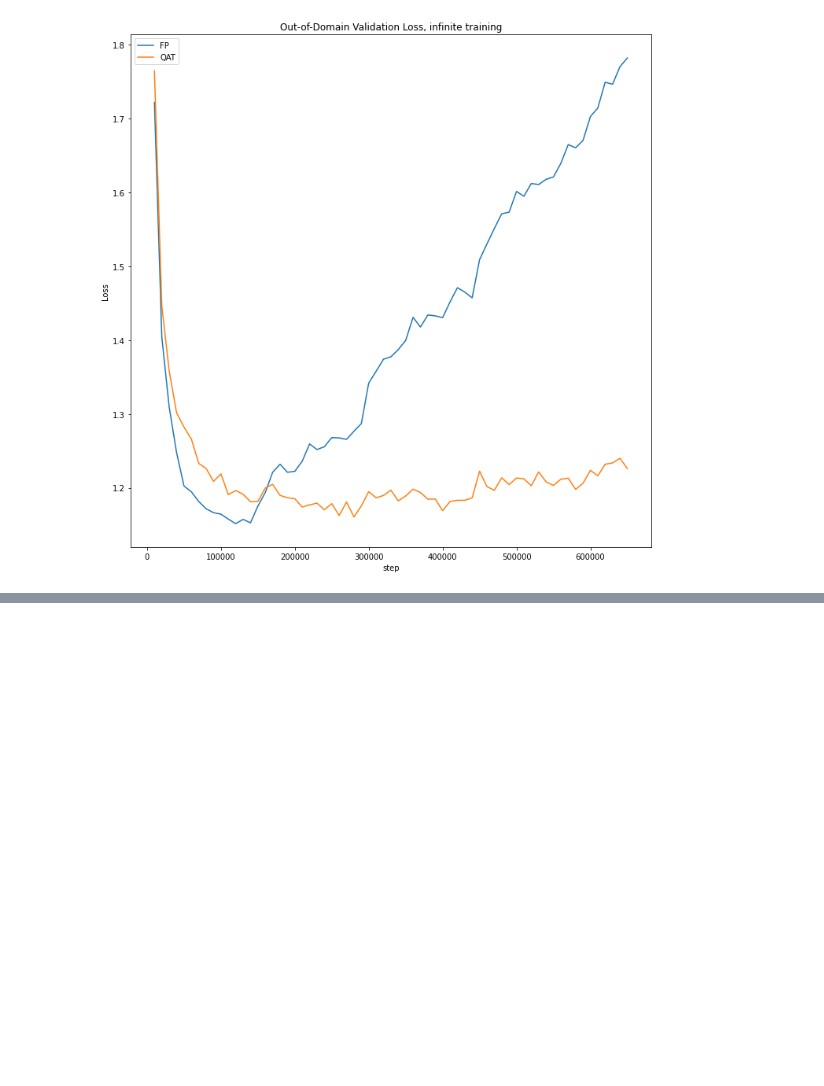
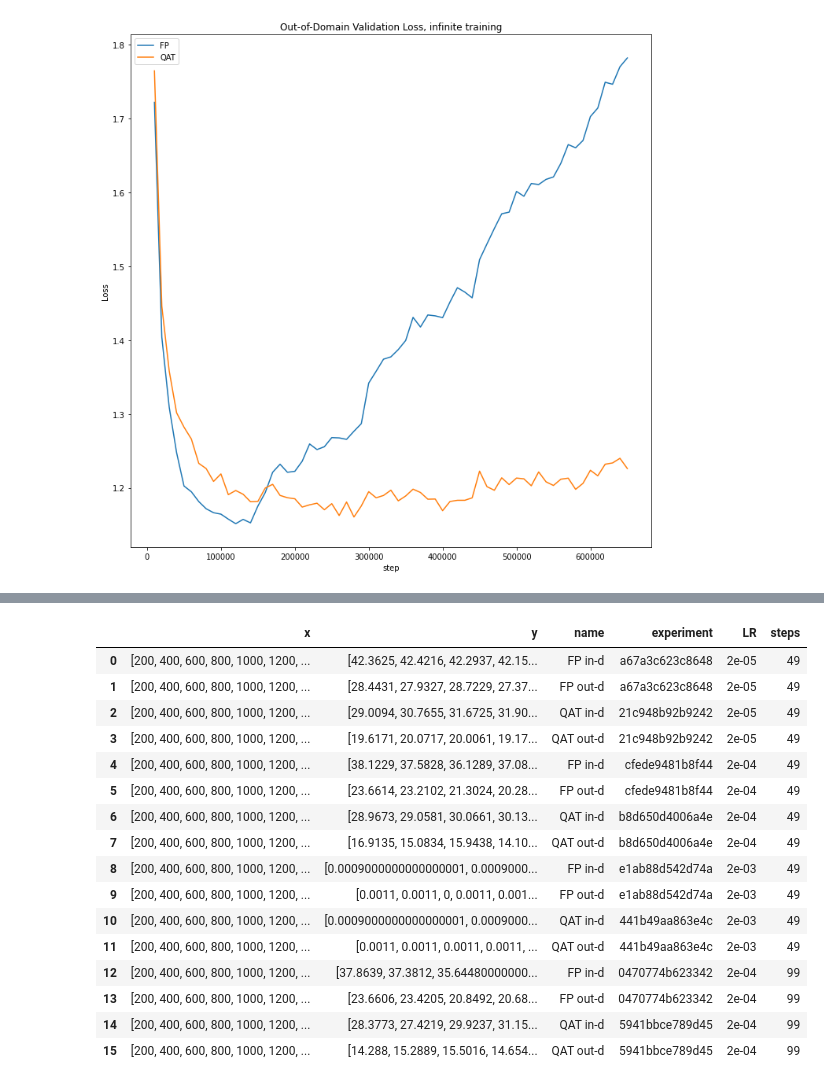
Before and after one commit to marekninja/master-results, a Jupyter notebook: vysledky.ipynb, the cells around one changed output, grey strips where cells are left out. Drawn from its saved outputs; the diff is of its cells as text; code cells hidden in the pictures; blank space fills up the shorter version.

```diff
--- a/vysledky.ipynb
+++ b/vysledky.ipynb
@@ -283,0 +356,3 @@ create_frame(ind,"Out-of-Domain Validation Loss, infinite training","infinite_tr
+# %%
+df = pd.read_json("find_learning-rate_fine-tune.json",orient="values")
+df
@@ -283,0 +418,24 @@ create_frame(ind,"Out-of-Domain Validation Loss, infinite training","infinite_tr
+# %%
+mg = pd.merge(df,lr,on='experiment')
+mg.name = mg.name.apply(lambda x: re.sub(r".*fineTune([A-Z]+).*",r"\g<1>",x)+" "+ ("out-d" if re.search("OpenSubs",x)is not None else "in-d"))
+mg.drop(['type'],axis=1,inplace=True)
+mg['steps'] = mg.x.apply(lambda x: len(x))
+mg
+# %% [output]
+|  | x | y | name | experiment | LR | steps |
+| 0 | [200, 400, 600, 800, 1000, 1200, ... | [42.3625, 42.4216, 42.2937, 42.15... | FP in-d | a67a3c623c8648 | 2e-05 | 49 |
+| 1 | [200, 400, 600, 800, 1000, 1200, ... | [28.4431, 27.9327, 28.7229, 27.37... | FP out-d | a67a3c623c8648 | 2e-05 | 49 |
+| 2 | [200, 400, 600, 800, 1000, 1200, ... | [29.0094, 30.7655, 31.6725, 31.90... | QAT in-d | 21c948b92b9242 | 2e-05 | 49 |
+| 3 | [200, 400, 600, 800, 1000, 1200, ... | [19.6171, 20.0717, 20.0061, 19.17... | QAT out-d | 21c948b92b9242 | 2e-05 | 49 |
+| 4 | [200, 400, 600, 800, 1000, 1200, ... | [38.1229, 37.5828, 36.1289, 37.08... | FP in-d | cfede9481b8f44 | 2e-04 | 49 |
+| 5 | [200, 400, 600, 800, 1000, 1200, ... | [23.6614, 23.2102, 21.3024, 20.28... | FP out-d | cfede9481b8f44 | 2e-04 | 49 |
+| 6 | [200, 400, 600, 800, 1000, 1200, ... | [28.9673, 29.0581, 30.0661, 30.13... | QAT in-d | b8d650d4006a4e | 2e-04 | 49 |
+| 7 | [200, 400, 600, 800, 1000, 1200, ... | [16.9135, 15.0834, 15.9438, 14.10... | QAT out-d | b8d650d4006a4e | 2e-04 | 49 |
+| 8 | [200, 400, 600, 800, 1000, 1200, ... | [0.0009000000000000001, 0.0009000... | FP in-d | e1ab88d542d74a | 2e-03 | 49 |
+| 9 | [200, 400, 600, 800, 1000, 1200, ... | [0.0011, 0.0011, 0, 0.0011, 0.001... | FP out-d | e1ab88d542d74a | 2e-03 | 49 |
+| 10 | [200, 400, 600, 800, 1000, 1200, ... | [0.0009000000000000001, 0.0009000... | QAT in-d | 441b49aa863e4c | 2e-03 | 49 |
+| 11 | [200, 400, 600, 800, 1000, 1200, ... | [0.0011, 0.0011, 0.0011, 0.0011, ... | QAT out-d | 441b49aa863e4c | 2e-03 | 49 |
+| 12 | [200, 400, 600, 800, 1000, 1200, ... | [37.8639, 37.3812, 35.64480000000... | FP in-d | 0470774b623342 | 2e-04 | 99 |
+| 13 | [200, 400, 600, 800, 1000, 1200, ... | [23.6606, 23.4205, 20.8492, 20.68... | FP out-d | 0470774b623342 | 2e-04 | 99 |
+| 14 | [200, 400, 600, 800, 1000, 1200, ... | [28.3773, 27.4219, 29.9237, 31.15... | QAT in-d | 5941bbce789d45 | 2e-04 | 99 |
+| 15 | [200, 400, 600, 800, 1000, 1200, ... | [14.288, 15.2889, 15.5016, 14.654... | QAT out-d | 5941bbce789d45 | 2e-04 | 99 |
```
Also changed, not shown: parts of 12 cells of this notebook, 11 other files.
